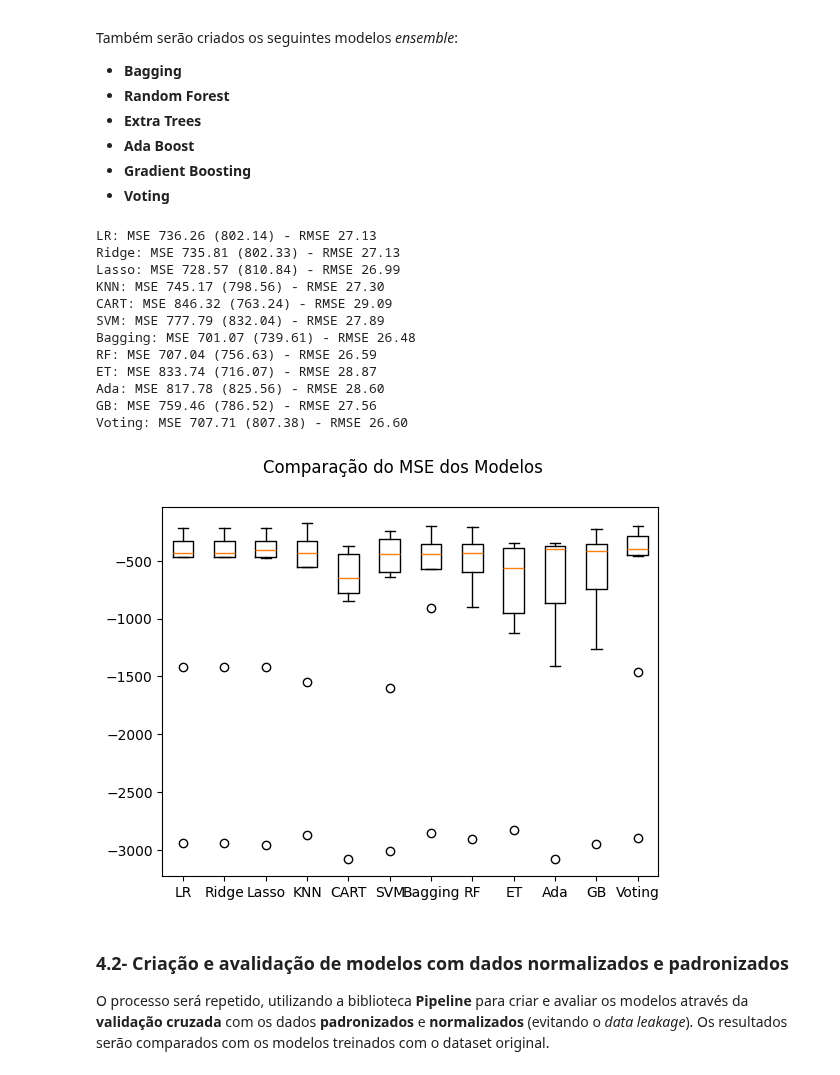
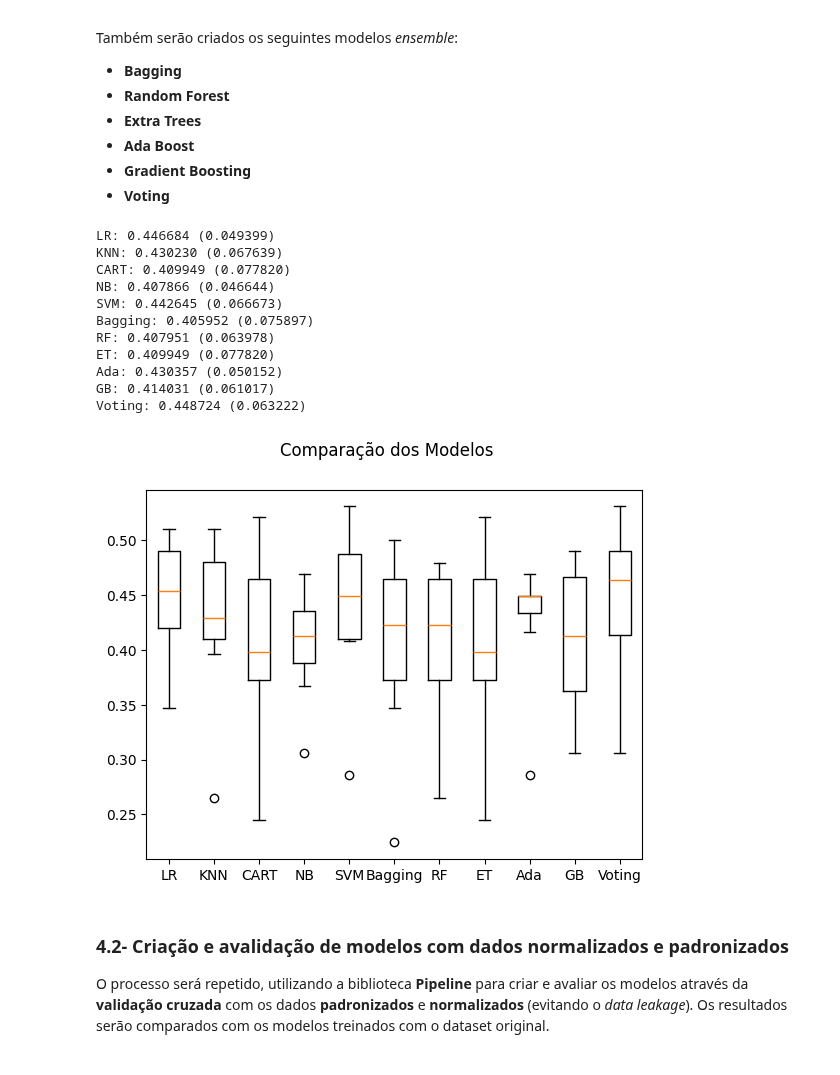
Before and after one commit to LAOLIVEIRA1972/PUC_MVP, a Jupyter notebook: mvp_v0_class.ipynb, the cells around one changed output. Saved outputs shown, nothing was run; the diff lists cells and outputs as text; code cells hidden in the pictures.

```diff
--- a/mvp_v0_class.ipynb
+++ b/mvp_v0_class.ipynb
@@ -79,7 +78,7 @@ from sklearn.model_selection import GridSearchCV # para a otimização dos hiper
 Como o dataset original contém atributos categóricos, será necessária a transformação destes em atributos numéricos.
 # %%
 # Informa a URL de importação do dataset (usando o link raw para o arquivo no GitHub)
-url = "https://raw.githubusercontent.com/LAOLIVEIRA1972/PUC_MVP/main/dataset_plataformas.xlsx"
+url = "https://raw.githubusercontent.com/LAOLIVEIRA1972/PUC_MVP/main/dataset_plataformas_class.xlsx"
 
 # Lê o arquivo
 dataset = pd.read_excel(url)
@@ -145,19 +144,19 @@ fit = best_var.fit(X, y)
 df_pontuacoes["SelectKBest"] = fit.scores_
 
 # Eliminação Recursiva de Atributos com GradientBoosting
-modelo = GradientBoostingRegressor(n_estimators=num_trees, random_state=num_seed)
+modelo = GradientBoostingClassifier(n_estimators=num_trees, random_state=num_seed)
 rfe = RFE(modelo, n_features_to_select=1)
 fit =  rfe.fit(X, y)
 df_pontuacoes["ERA GB"] = fit.ranking_
 
 # Eliminação Recursiva de Atributos com RandomForest
-modelo = RandomForestRegressor(n_estimators=num_trees, max_features=max_features, random_state=num_seed)
+modelo = RandomForestClassifier(n_estimators=num_trees, max_features=max_features, random_state=num_seed)
 rfe = RFE(modelo, n_features_to_select=1)
 fit =  rfe.fit(X, y)
 df_pontuacoes["ERA RF"] = fit.ranking_
 
 #Importância de Atributos com ExtraTrees
-modelo = DecisionTreeRegressor()
+modelo = DecisionTreeClassifier()
 modelo.fit(X,y)
 df_pontuacoes["ET"] = modelo.feature_importances_
 
@@ -181,9 +180,12 @@ Pela análise do resultado dos scores dos atributos originais, os dois métódos
 Será aplicado a Eliminação Recursiva de Atributos com GradientBoosting para a seleção dos quatro primeiros colocados.
 # %%
 # Eliminação Recursiva de Atributos com GradientBoosting, selecionando os quatro atributos melhor ranqueados
-modelo = GradientBoostingRegressor(n_estimators=num_trees, random_state=num_seed)
-rfe = RFE(modelo, n_features_to_select=4)
-fit =  rfe.fit(X, y)
+#modelo = RandomForestClassifier(n_estimators=num_trees, max_features=max_features, random_state=num_seed)
+#rfe = RFE(modelo, n_features_to_select=4)
+#fit =  rfe.fit(X, y)
+
+best_var = SelectKBest(score_func=f_classif, k=3)
+fit = best_var.fit(X, y)
 X = fit.transform(X)
 # %% [markdown]
 ### 3.4- Separação do dataset em conjuntos de treino e de teste
@@ -201,7 +203,7 @@ X_treino, X_teste, y_treino, y_teste = train_test_split(X, y, test_size=0.20, ra
 
 # Criando os folds para a validação cruzada
 num_particoes = 10 # número de folds da validação cruzada
-scoring='neg_mean_squared_error' # usa erro quadrático médio para avaliação do desempenho da validação cruzada
+scoring='accuracy' # usa erro quadrático médio para avaliação do desempenho da validação cruzada
 kfold = KFold(n_splits=num_particoes, shuffle=True, random_state=num_seed) # faz o particionamento em 10 folds
 # %% [markdown]
 # 4. Modelagem e inferência
@@ -227,64 +229,62 @@ Também serão criados os seguintes modelos *ensemble*:
 # %%
 # Listas para armazenar os modelos, os resultados e os nomes dos modelos
 modelos = []
 resultados = []
 nomes = []
 
 # Preparando os modelos de regressão e adicionando-os em uma lista
-modelos.append(('LR', LinearRegression()))
-modelos.append(('Ridge', Ridge()))
-modelos.append(('Lasso', Lasso()))
-modelos.append(('KNN', KNeighborsRegressor()))
-modelos.append(('CART', DecisionTreeRegressor()))
-modelos.append(('SVM', SVR()))
+modelos.append(('LR', LogisticRegression(max_iter=200)))
+modelos.append(('KNN', KNeighborsClassifier()))
+modelos.append(('CART', DecisionTreeClassifier()))
+modelos.append(('NB', GaussianNB()))
+modelos.append(('SVM', SVC()))
 
 # Definindo os parâmetros do classificador base para o BaggingRegressor
-base = DecisionTreeRegressor()
+base = DecisionTreeClassifier()
 
 # Para o VotingRegressor serão criado os modelos regressão linear, árvore de regressão e SVM
 bases = []
-bases.append(('logistic', LinearRegression()))
-bases.append(('KNN', KNeighborsRegressor()))
-bases.append(('svm', SVR()))
+bases.append(('logistic', LogisticRegression(max_iter=200)))
+bases.append(('KNN', KNeighborsClassifier()))
+bases.append(('svc', SVC()))
 
 # Criando os ensembles e adicionando-os na lista de modelos
-modelos.append(('Bagging', BaggingRegressor(estimator=base, n_estimators=num_trees, random_state=num_seed)))
-modelos.append(('RF', RandomForestRegressor(n_estimators=num_trees, max_features=max_features, random_state=num_seed)))
-modelos.append(('ET', ExtraTreesRegressor(n_estimators=num_trees, max_features=max_features, random_state=num_seed)))
-modelos.append(('Ada', AdaBoostRegressor(n_estimators=num_trees, random_state=num_seed)))
-modelos.append(('GB', GradientBoostingRegressor(n_estimators=num_trees, random_state=num_seed)))
-modelos.append(('Voting', VotingRegressor(bases)))
+modelos.append(('Bagging', BaggingClassifier(estimator=base, n_estimators=num_trees, random_state=num_seed)))
+modelos.append(('RF', RandomForestClassifier(n_estimators=num_trees, max_features=max_features, random_state=num_seed)))
+modelos.append(('ET', ExtraTreesClassifier(n_estimators=num_trees, max_features=max_features, random_state=num_seed)))
+modelos.append(('Ada', AdaBoostClassifier(n_estimators=num_trees, random_state=num_seed)))
+modelos.append(('GB', GradientBoostingClassifier(n_estimators=num_trees, random_state=num_seed)))
+modelos.append(('Voting', VotingClassifier(bases)))
 
 # Avaliando um modelo por vez
 for nome, modelo in modelos:
   cv_resultados = cross_val_score(modelo, X_treino, y_treino, cv=kfold, scoring=scoring)
   resultados.append(cv_resultados)
   nomes.append(nome)
   # imprime MSE, desvio padrão do MSE e RMSE dos 10 resultados da validação cruzada
-  msg = "%s: MSE %0.2f (%0.2f) - RMSE %0.2f" % (nome, abs(cv_resultados.mean()), cv_resultados.std(), np.sqrt(abs(cv_resultados.mean())))
+  msg = "%s: %f (%f)" % (nome, cv_resultados.mean(), cv_resultados.std())
   print(msg)
 
 # Boxplot de comparação dos modelos
 fig = plt.figure()
-fig.suptitle('Comparação do MSE dos Modelos')
+fig.suptitle('Comparação dos Modelos')
 ax = fig.add_subplot(111)
 plt.boxplot(resultados)
 ax.set_xticklabels(nomes)
 plt.show()
 # %% [output]
-LR: MSE 736.26 (802.14) - RMSE 27.13
-Ridge: MSE 735.81 (802.33) - RMSE 27.13
-Lasso: MSE 728.57 (810.84) - RMSE 26.99
-KNN: MSE 745.17 (798.56) - RMSE 27.30
-CART: MSE 846.32 (763.24) - RMSE 29.09
-SVM: MSE 777.79 (832.04) - RMSE 27.89
-Bagging: MSE 701.07 (739.61) - RMSE 26.48
-RF: MSE 707.04 (756.63) - RMSE 26.59
-ET: MSE 833.74 (716.07) - RMSE 28.87
-Ada: MSE 817.78 (825.56) - RMSE 28.60
-GB: MSE 759.46 (786.52) - RMSE 27.56
-Voting: MSE 707.71 (807.38) - RMSE 26.60
+LR: 0.446684 (0.049399)
+KNN: 0.430230 (0.067639)
+CART: 0.409949 (0.077820)
+NB: 0.407866 (0.046644)
+SVM: 0.442645 (0.066673)
+Bagging: 0.405952 (0.075897)
+RF: 0.407951 (0.063978)
+ET: 0.409949 (0.077820)
+Ada: 0.430357 (0.050152)
+GB: 0.414031 (0.061017)
+Voting: 0.448724 (0.063222)
-[figure, old version]
+[figure, new version]
 # %% [markdown]
 ### 4.2- Criação e avalidação de modelos com dados normalizados e padronizados
 O processo será repetido, utilizando a biblioteca **Pipeline** para criar e avaliar os modelos através da **validação cruzada** com os dados **padronizados** e **normalizados** (evitando o *data leakage*). Os resultados serão comparados com os modelos treinados com o dataset original.
```
Also changed, not shown: parts of 4 cells of this notebook.
